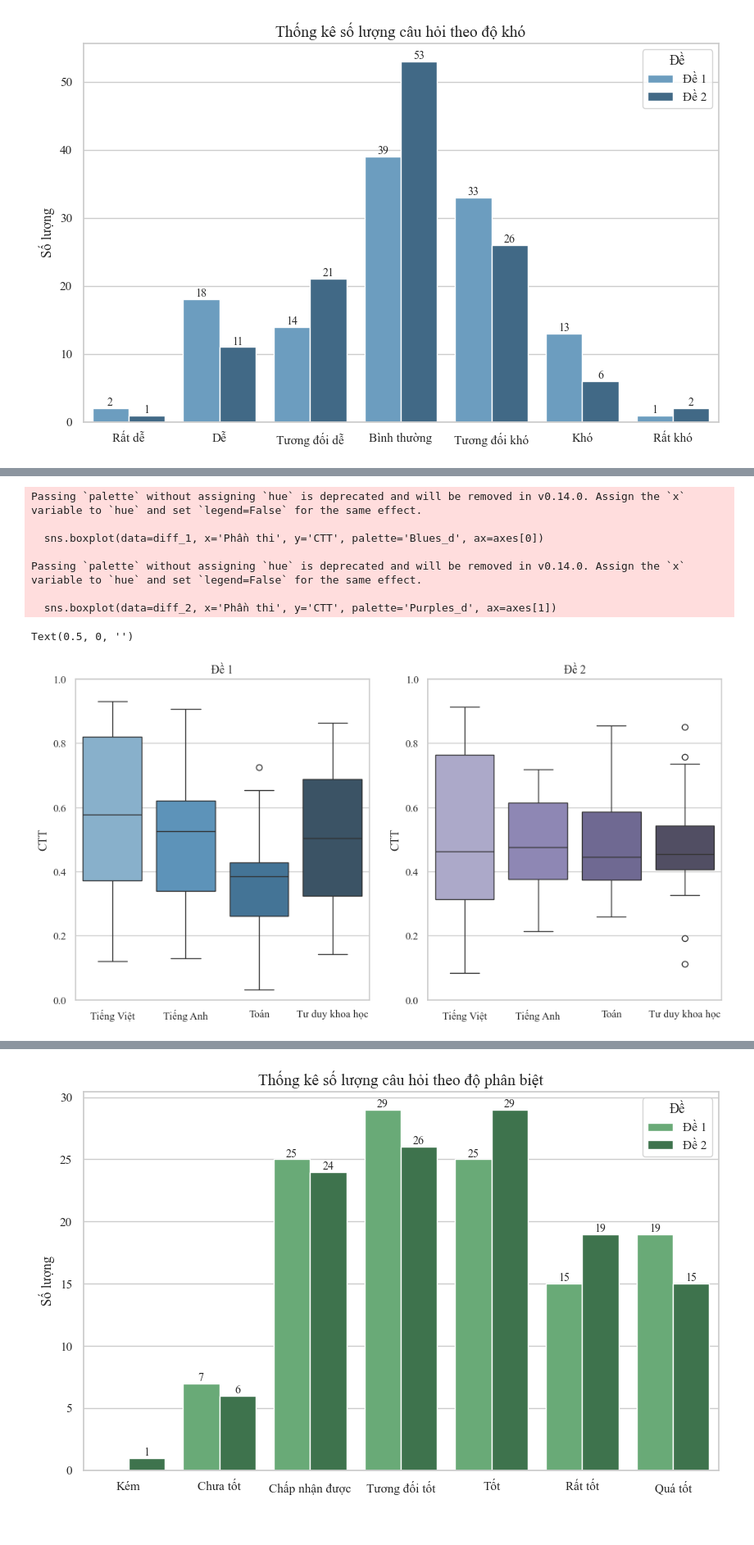
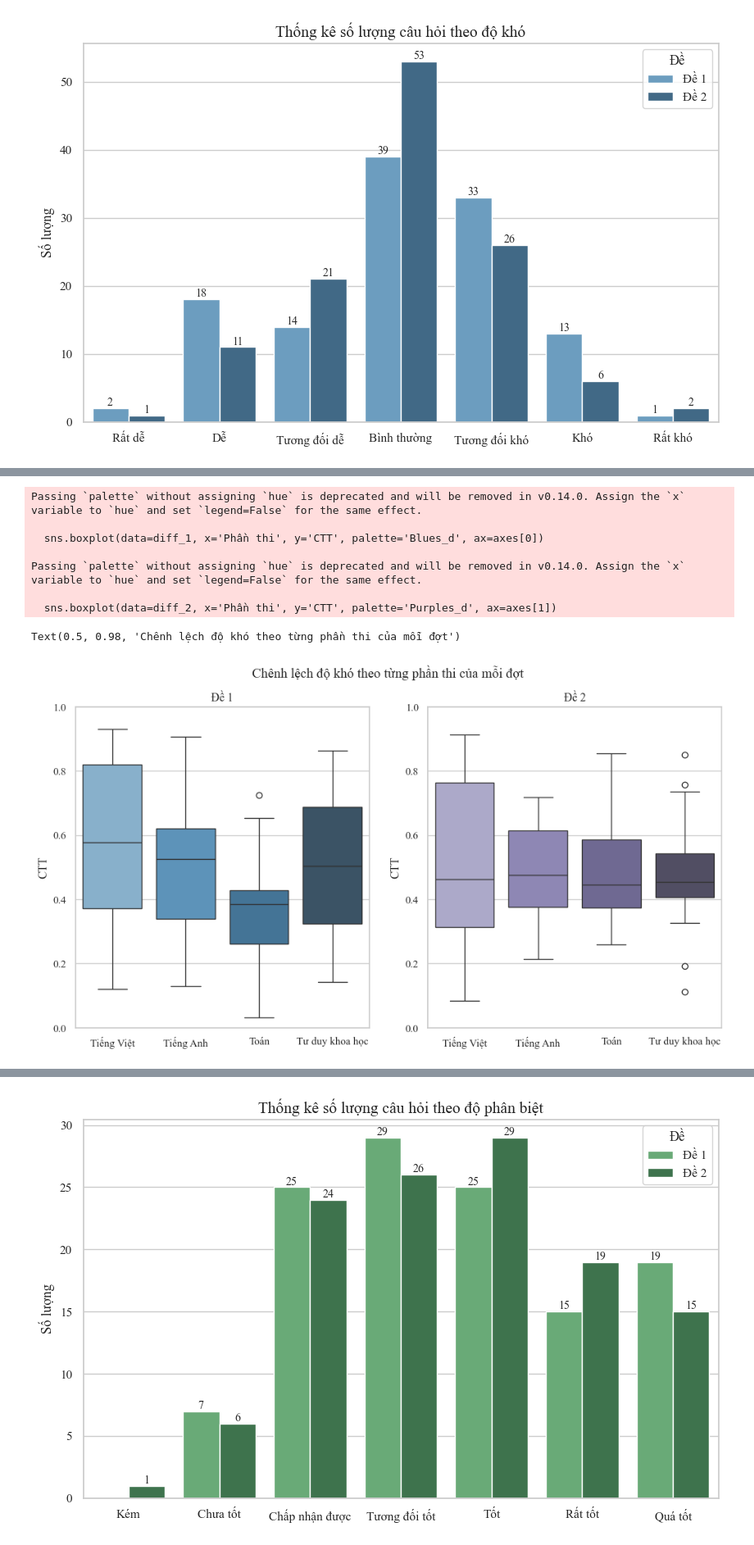
Before and after one commit to DuongThai2712/item-analysis-and-mmle-irt, a Jupyter notebook: main.ipynb, the cells around one changed output, grey strips where cells are left out. Shown at 82% size. Saved outputs shown, nothing was run; the diff lists cells and outputs as text; code cells hidden in the pictures.

```diff
--- a/main.ipynb
+++ b/main.ipynb
@@ -272,21 +255,21 @@ Text(0.5, 0.98, 'Độ khó xét theo từng phần thi của mỗi đợt')
 # %%
 fig, axes = plt.subplots(ncols=2, figsize=(12, 6))
 sns.boxplot(data=diff_1, x='Phần thi', y='CTT', palette='Blues_d', ax=axes[0])
 axes[0].set_title('Đề 1')
 axes[0].set_ylim(0,1)
 axes[0].set_xlabel(None)
 sns.boxplot(data=diff_2, x='Phần thi', y='CTT', palette='Purples_d', ax=axes[1])
 axes[1].set_title('Đề 2')
 axes[1].set_ylim(0,1)
 axes[1].set_xlabel(None)
-#plt.suptitle('Chênh lệch độ khó theo từng phần thi của mỗi đợt', fontsize=16)
+plt.suptitle('Chênh lệch độ khó theo từng phần thi của mỗi đợt', fontsize=14, y=0.98)
 # %% [output]
 Passing `palette` without assigning `hue` is deprecated and will be removed in v0.14.0. Assign the `x` variable to `hue` and set `legend=False` for the same effect.
 
   sns.boxplot(data=diff_1, x='Phần thi', y='CTT', palette='Blues_d', ax=axes[0])
 
 Passing `palette` without assigning `hue` is deprecated and will be removed in v0.14.0. Assign the `x` variable to `hue` and set `legend=False` for the same effect.
 
   sns.boxplot(data=diff_2, x='Phần thi', y='CTT', palette='Purples_d', ax=axes[1])
-Text(0.5, 0, '')
+Text(0.5, 0.98, 'Chênh lệch độ khó theo từng phần thi của mỗi đợt')
-[figure, old version]
+[figure, new version]
```
Also changed, not shown: parts of 52 cells of this notebook, 1 other file.
